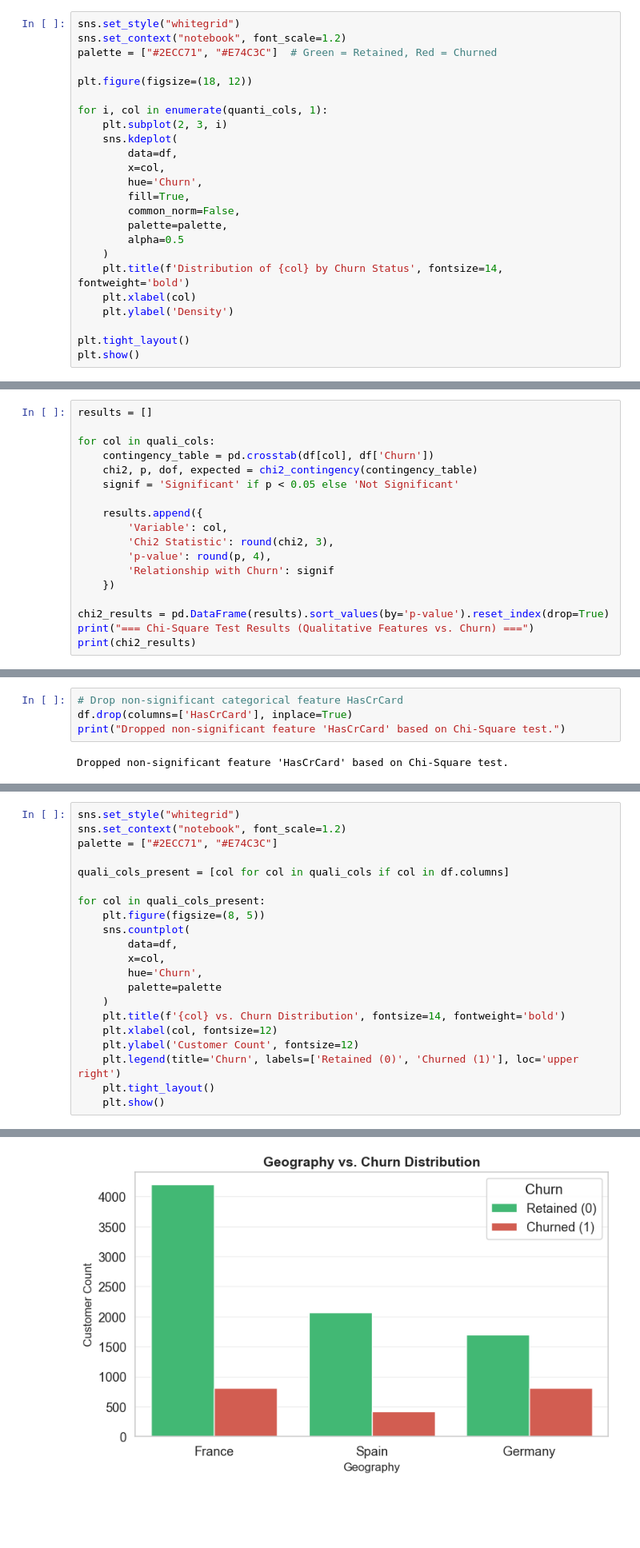
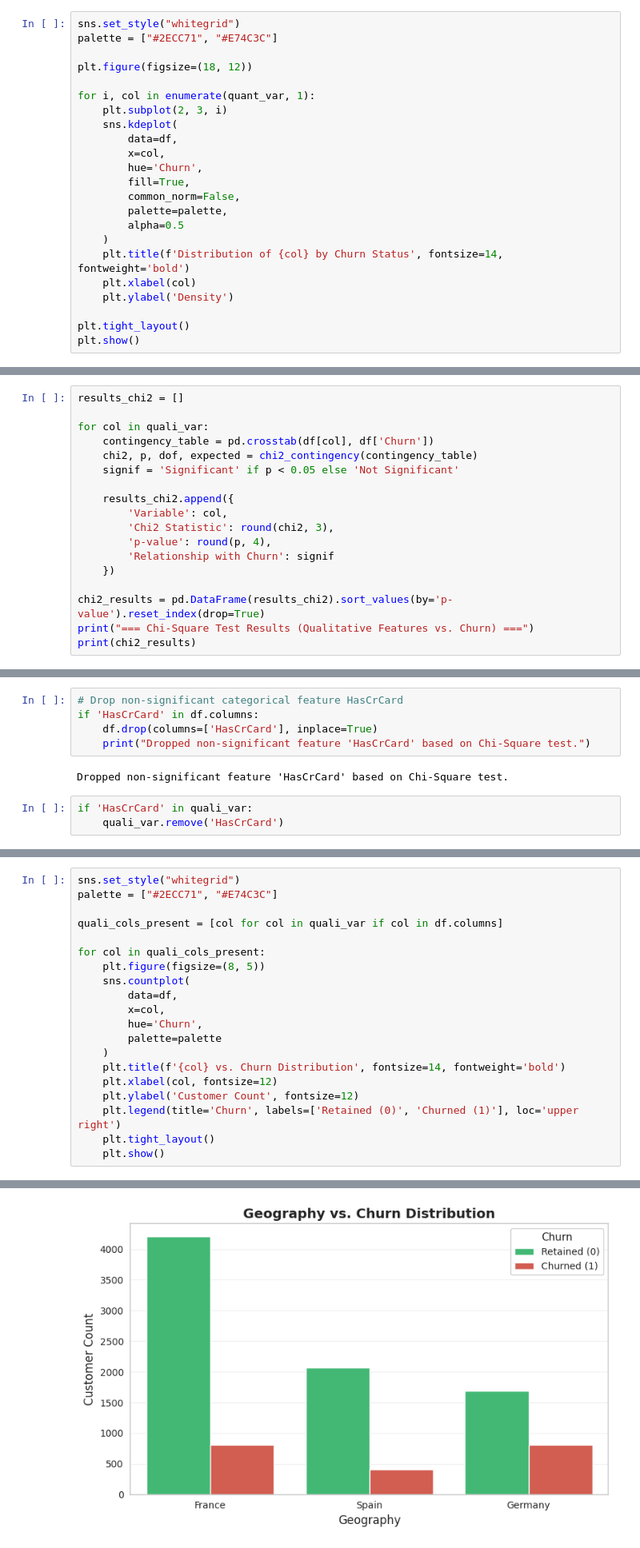
Before and after one commit to mahrane2002/End-to-End-Churn-Prediction, a Jupyter notebook: churn_prediction.ipynb, the cells around one changed output, grey strips where cells are left out. Shown at 80% size. Saved outputs shown, nothing was run; the diff lists cells and outputs as text; blank space fills up the shorter version.

```diff
--- a/churn_prediction.ipynb
+++ b/churn_prediction.ipynb
@@ -512,12 +521,11 @@ Passing `palette` without assigning `hue` is deprecated and will be removed in v
 #### **Kernel Density Estimations (KDE) by Churn Status**
 # %%
 sns.set_style("whitegrid")
-sns.set_context("notebook", font_scale=1.2)
-palette = ["#2ECC71", "#E74C3C"]  # Green = Retained, Red = Churned
+palette = ["#2ECC71", "#E74C3C"]
 
 plt.figure(figsize=(18, 12))
 
-for i, col in enumerate(quanti_cols, 1):
+for i, col in enumerate(quant_var, 1):
     plt.subplot(2, 3, i)
     sns.kdeplot(
         data=df,
@@ -555,19 +556,19 @@ plt.show()
 # %%
-results = []
+results_chi2 = []
 
-for col in quali_cols:
+for col in quali_var:
     contingency_table = pd.crosstab(df[col], df['Churn'])
     chi2, p, dof, expected = chi2_contingency(contingency_table)
     signif = 'Significant' if p < 0.05 else 'Not Significant'
 
-    results.append({
+    results_chi2.append({
         'Variable': col,
         'Chi2 Statistic': round(chi2, 3),
         'p-value': round(p, 4),
         'Relationship with Churn': signif
     })
 
-chi2_results = pd.DataFrame(results).sort_values(by='p-value').reset_index(drop=True)
+chi2_results = pd.DataFrame(results_chi2).sort_values(by='p-value').reset_index(drop=True)
 print("=== Chi-Square Test Results (Qualitative Features vs. Churn) ===")
 print(chi2_results)
 # %% [output]
@@ -584,17 +585,20 @@ print(chi2_results)
 # %%
 # Drop non-significant categorical feature HasCrCard
-df.drop(columns=['HasCrCard'], inplace=True)
-print("Dropped non-significant feature 'HasCrCard' based on Chi-Square test.")
+if 'HasCrCard' in df.columns:
+    df.drop(columns=['HasCrCard'], inplace=True)
+    print("Dropped non-significant feature 'HasCrCard' based on Chi-Square test.")
 # %% [output]
 Dropped non-significant feature 'HasCrCard' based on Chi-Square test.
+# %%
+if 'HasCrCard' in quali_var:
+    quali_var.remove('HasCrCard')
 # %% [markdown]
 #### **Bar Plot Breakdown of Categorical Features vs. Churn**
 # %%
 sns.set_style("whitegrid")
-sns.set_context("notebook", font_scale=1.2)
 palette = ["#2ECC71", "#E74C3C"]
 
-quali_cols_present = [col for col in quali_cols if col in df.columns]
+quali_cols_present = [col for col in quali_var if col in df.columns]
 
 for col in quali_cols_present:
     plt.figure(figsize=(8, 5))
@@ -615 +619 @@ for col in quali_cols_present:
-[figure, old version]
+[figure, new version]
```
Also changed, not shown: parts of 113 cells of this notebook.
